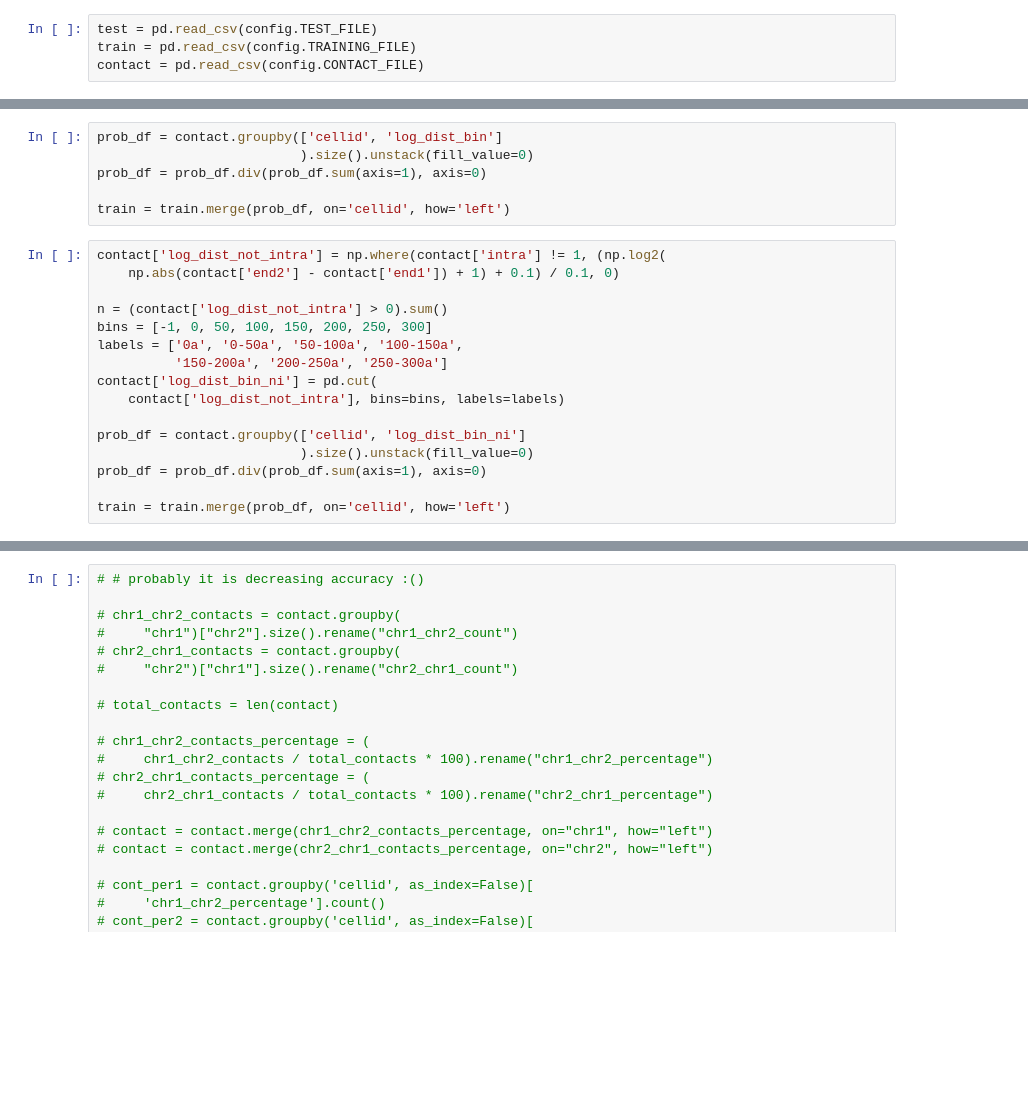
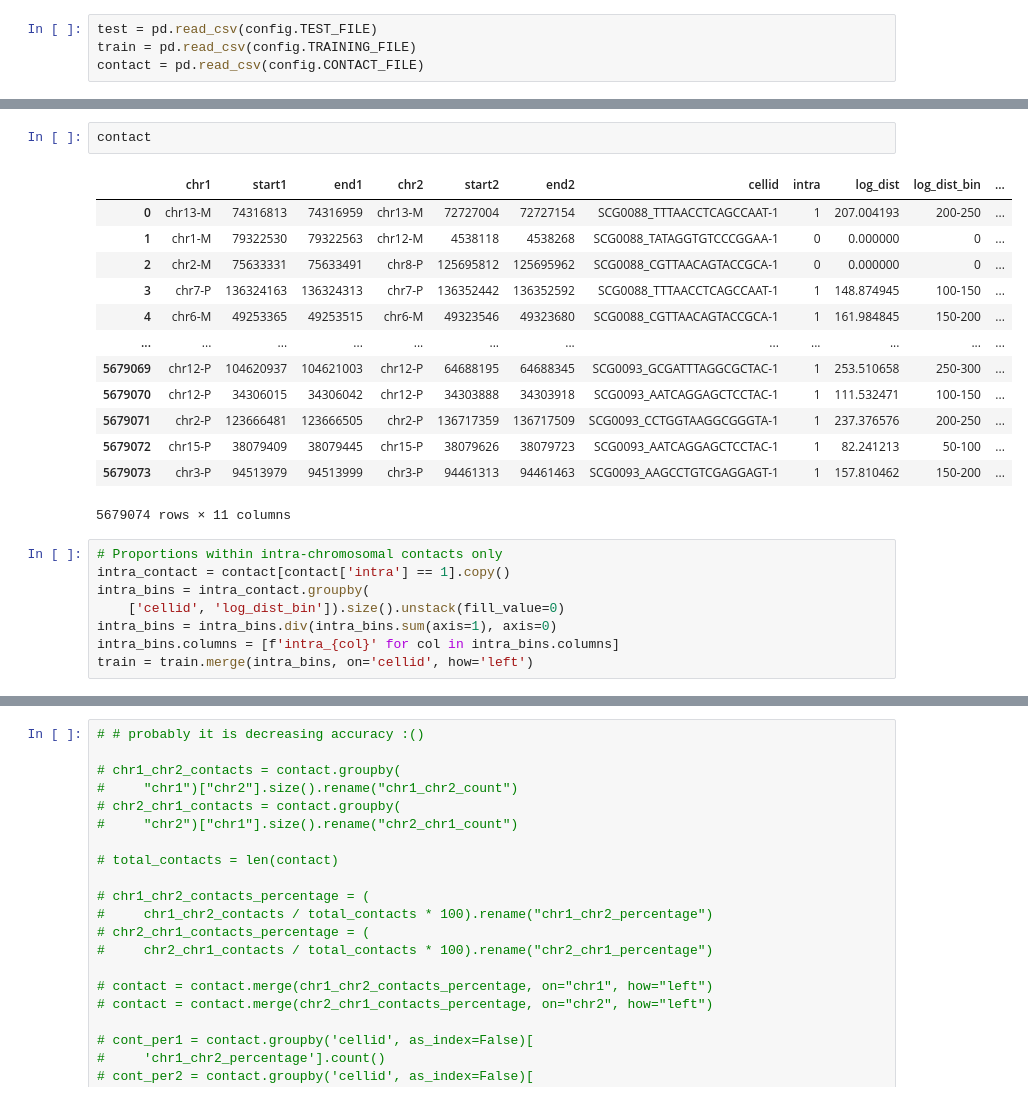
Before and after one commit to yahorlahunovich/wb-project, a Jupyter notebook: notebooks/feature_engineering_yahor.ipynb, the cells around one changed output, grey strips where cells are left out. Cells and saved outputs as stored; diff of their text form; blank space fills up the shorter version.

```diff
--- a/notebooks/feature_engineering_yahor.ipynb
+++ b/notebooks/feature_engineering_yahor.ipynb
@@ -42,22 +137,24 @@ contact.head()
+# %%
+contact
+# %% [output]
+|  | chr1 | start1 | end1 | chr2 | start2 | end2 | cellid | intra | log_dist | log_dist_bin | ... |
+| 0 | chr13-M | 74316813 | 74316959 | chr13-M | 72727004 | 72727154 | SCG0088_TTTAACCTCAGCCAAT-1 | 1 | 207.004193 | 200-250 | ... |
+| 1 | chr1-M | 79322530 | 79322563 | chr12-M | 4538118 | 4538268 | SCG0088_TATAGGTGTCCCGGAA-1 | 0 | 0.000000 | 0 | ... |
+| 2 | chr2-M | 75633331 | 75633491 | chr8-P | 125695812 | 125695962 | SCG0088_CGTTAACAGTACCGCA-1 | 0 | 0.000000 | 0 | ... |
+| 3 | chr7-P | 136324163 | 136324313 | chr7-P | 136352442 | 136352592 | SCG0088_TTTAACCTCAGCCAAT-1 | 1 | 148.874945 | 100-150 | ... |
+| 4 | chr6-M | 49253365 | 49253515 | chr6-M | 49323546 | 49323680 | SCG0088_CGTTAACAGTACCGCA-1 | 1 | 161.984845 | 150-200 | ... |
+| ... | ... | ... | ... | ... | ... | ... | ... | ... | ... | ... | ... |
+| 5679069 | chr12-P | 104620937 | 104621003 | chr12-P | 64688195 | 64688345 | SCG0093_GCGATTTAGGCGCTAC-1 | 1 | 253.510658 | 250-300 | ... |
+| 5679070 | chr12-P | 34306015 | 34306042 | chr12-P | 34303888 | 34303918 | SCG0093_AATCAGGAGCTCCTAC-1 | 1 | 111.532471 | 100-150 | ... |
+| 5679071 | chr2-P | 123666481 | 123666505 | chr2-P | 136717359 | 136717509 | SCG0093_CCTGGTAAGGCGGGTA-1 | 1 | 237.376576 | 200-250 | ... |
+| 5679072 | chr15-P | 38079409 | 38079445 | chr15-P | 38079626 | 38079723 | SCG0093_AATCAGGAGCTCCTAC-1 | 1 | 82.241213 | 50-100 | ... |
+| 5679073 | chr3-P | 94513979 | 94513999 | chr3-P | 94461313 | 94461463 | SCG0093_AAGCCTGTCGAGGAGT-1 | 1 | 157.810462 | 150-200 | ... |
+5679074 rows × 11 columns
 # %%
-prob_df = contact.groupby(['cellid', 'log_dist_bin']
-                          ).size().unstack(fill_value=0)
-prob_df = prob_df.div(prob_df.sum(axis=1), axis=0)
-
-train = train.merge(prob_df, on='cellid', how='left')
+# Proportions within intra-chromosomal contacts only
+intra_contact = contact[contact['intra'] == 1].copy()
+intra_bins = intra_contact.groupby(
+    ['cellid', 'log_dist_bin']).size().unstack(fill_value=0)
+intra_bins = intra_bins.div(intra_bins.sum(axis=1), axis=0)
+intra_bins.columns = [f'intra_{col}' for col in intra_bins.columns]
+train = train.merge(intra_bins, on='cellid', how='left')
-# %%
-contact['log_dist_not_intra'] = np.where(contact['intra'] != 1, (np.log2(
-    np.abs(contact['end2'] - contact['end1']) + 1) + 0.1) / 0.1, 0)
-
-n = (contact['log_dist_not_intra'] > 0).sum()
-bins = [-1, 0, 50, 100, 150, 200, 250, 300]
-labels = ['0a', '0-50a', '50-100a', '100-150a',
-          '150-200a', '200-250a', '250-300a']
-contact['log_dist_bin_ni'] = pd.cut(
-    contact['log_dist_not_intra'], bins=bins, labels=labels)
-
-prob_df = contact.groupby(['cellid', 'log_dist_bin_ni']
-                          ).size().unstack(fill_value=0)
-prob_df = prob_df.div(prob_df.sum(axis=1), axis=0)
-
-train = train.merge(prob_df, on='cellid', how='left')
```
Also changed, not shown: parts of 28 cells of this notebook.
